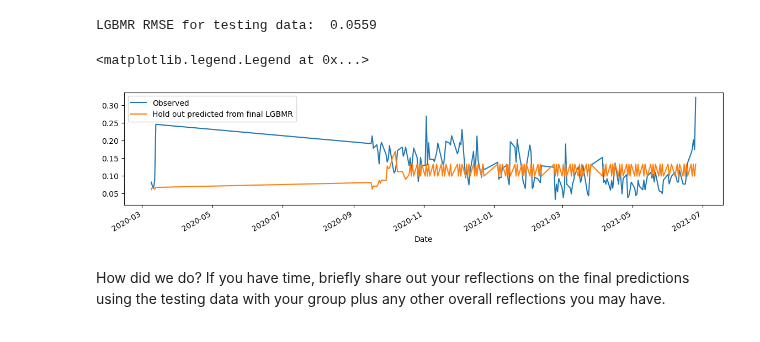
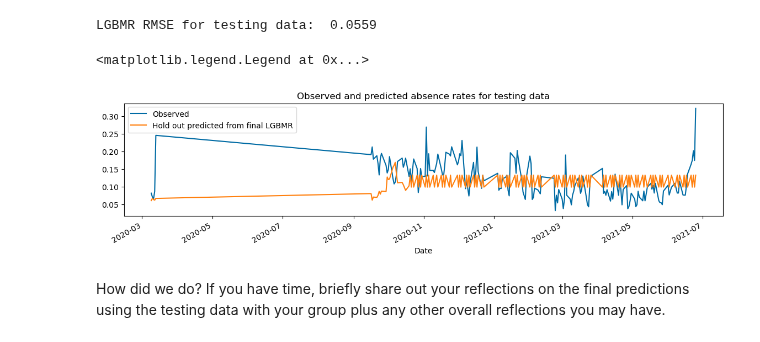
Before and after one commit to tarachiatovich/zero_to_ai_sdp_2025, a Jupyter notebook: zero_to_ai_time_series_forecasting.ipynb, the cells around one changed output. Saved outputs shown, nothing was run; the diff lists cells and outputs as text; code cells hidden in the pictures.

```diff
--- a/zero_to_ai_time_series_forecasting.ipynb
+++ b/zero_to_ai_time_series_forecasting.ipynb
@@ -483,13 +508,16 @@ print("LGBMR RMSE for testing data: ", round(rmse_hold_out_lgbmr, 4))
 LGBMR RMSE for testing data:  0.0559
 # %%
 # How does the final model look with the hold out data?
+
+# Same steps as before!
 fig, ax = plt.subplots(figsize=(14, 3))
 data_1_school_for_ts['AbsenceRate'].loc[hold_out_test_start:hold_out_test_end].plot(ax=ax, label = "Observed")
 predicted_hold_out_lgbmr['pred'].plot(ax=ax, label="Hold out predicted from final LGBMR")
+plt.title('Observed and predicted absence rates for testing data')
 ax.legend()
 # %% [output]
 <matplotlib.legend.Legend at 0x...>
-[figure, old version]
+[figure, new version]
 # %% [markdown]
 How did we do? If you have time, briefly share out your reflections on the final predictions using the testing data with your group plus any other overall reflections you may have.
 # %% [markdown]
```
Also changed, not shown: parts of 3 cells of this notebook.
